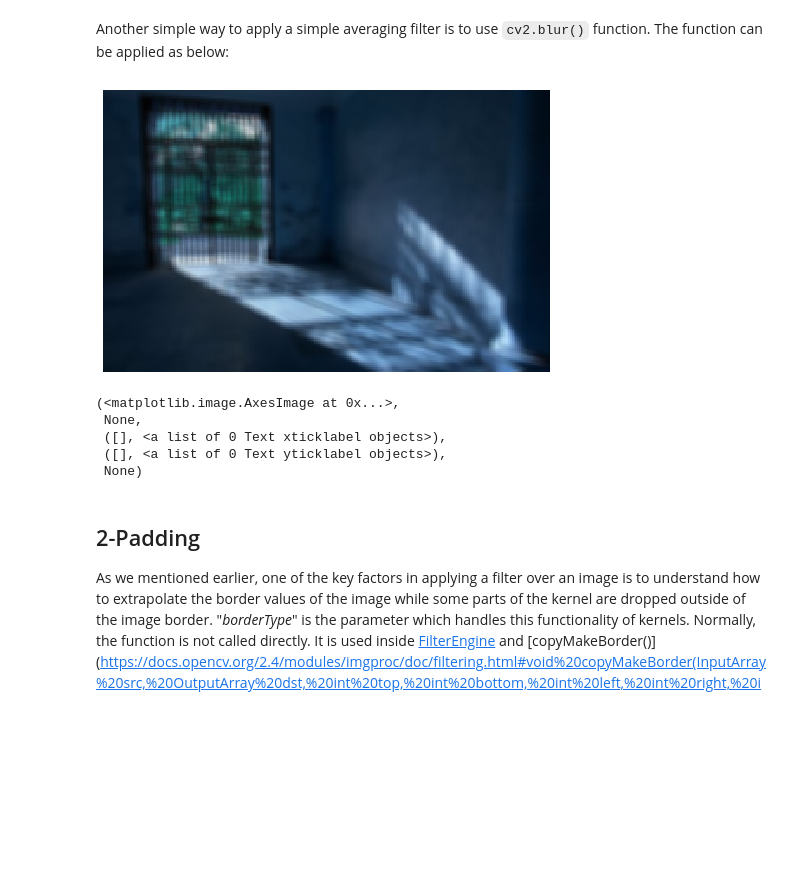
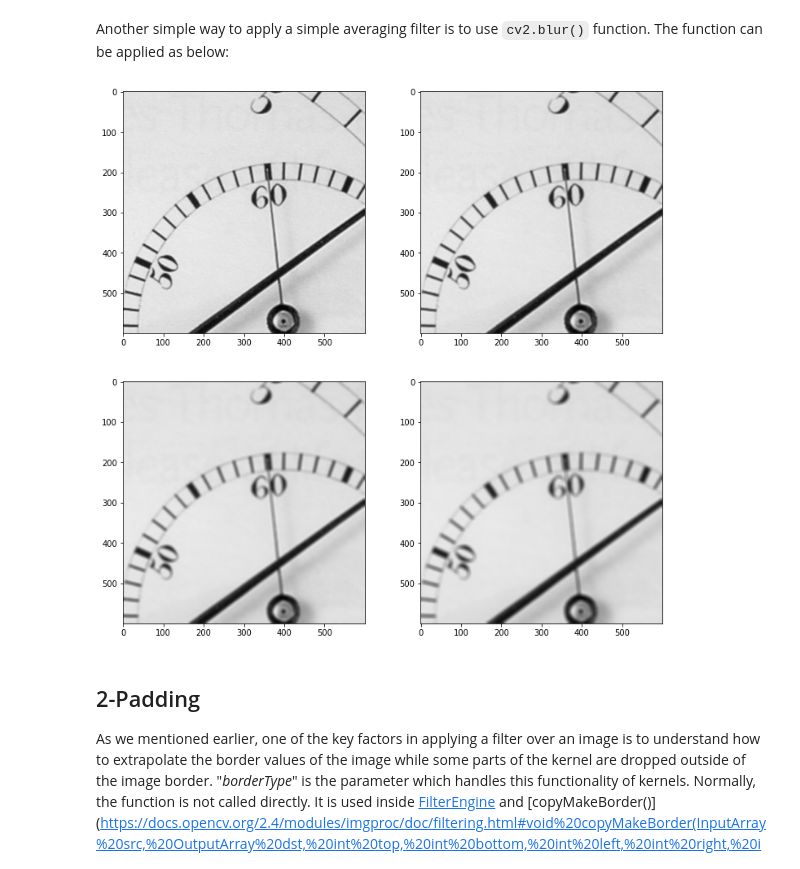
Before and after one commit to Seyed-Ali-Ahmadi/Digital-Image-Processing, a Jupyter notebook: DIP_course_7th_session_Spatial_Filtering_.ipynb, the cells around one changed output. Saved outputs shown, nothing was run; the diff lists cells and outputs as text; code cells hidden in the pictures; blank space fills up the shorter version.

```diff
--- a/DIP_course_7th_session_Spatial_Filtering_.ipynb
+++ b/DIP_course_7th_session_Spatial_Filtering_.ipynb
@@ -14,7 +14,10 @@ import cv2
 import numpy as np
 from matplotlib import pyplot as plt
 # %%
-ref = cv2.imread('hist_lowkey.jpg')
+ref = cv2.imread('chronometer.tif')
+ref = ref[1500:2100, 1500:2100, :]
+
+plt.figure(figsize=(10, 10))
 plt.imshow(ref), plt.grid(False)
 
 # while learning how to perform spatial filtering,
@@ -92,16 +120,19 @@ _The anchor can be replaced by a single -1, indicating that the center of the ke
 Another simple way to apply a simple averaging filter is to use `cv2.blur()` function. The function can be applied as below:
 # %%
 # you can check the docs for further information.
-blurred = cv2.blur(ref, (5, 5), -1)
+blurred_3 = cv2.blur(ref, (3, 3), -1)
+blurred_5 = cv2.blur(ref, (5, 5), -1)
+blurred_9 = cv2.blur(ref, (9, 9), -1)
+blurred_11 = cv2.blur(ref, (11, 11), -1)
 
-plt.imshow(blurred), plt.grid(False), plt.xticks([]), plt.yticks([]), plt.show()
+plt.figure(figsize=(12, 12))
+plt.subplot(221), plt.imshow(blurred_3)
+plt.subplot(222), plt.imshow(blurred_5)
+plt.subplot(223), plt.imshow(blurred_9)
+plt.subplot(224), plt.imshow(blurred_11)
+plt.show()
 # %% [output]
-[figure, old version]
+[figure, new version]
-(<matplotlib.image.AxesImage at 0x...>,
- None,
- ([], <a list of 0 Text xticklabel objects>),
- ([], <a list of 0 Text yticklabel objects>),
- None)
 # %% [markdown]
 ## 2-Padding
 
```
Also changed, not shown: parts of 9 cells of this notebook.
